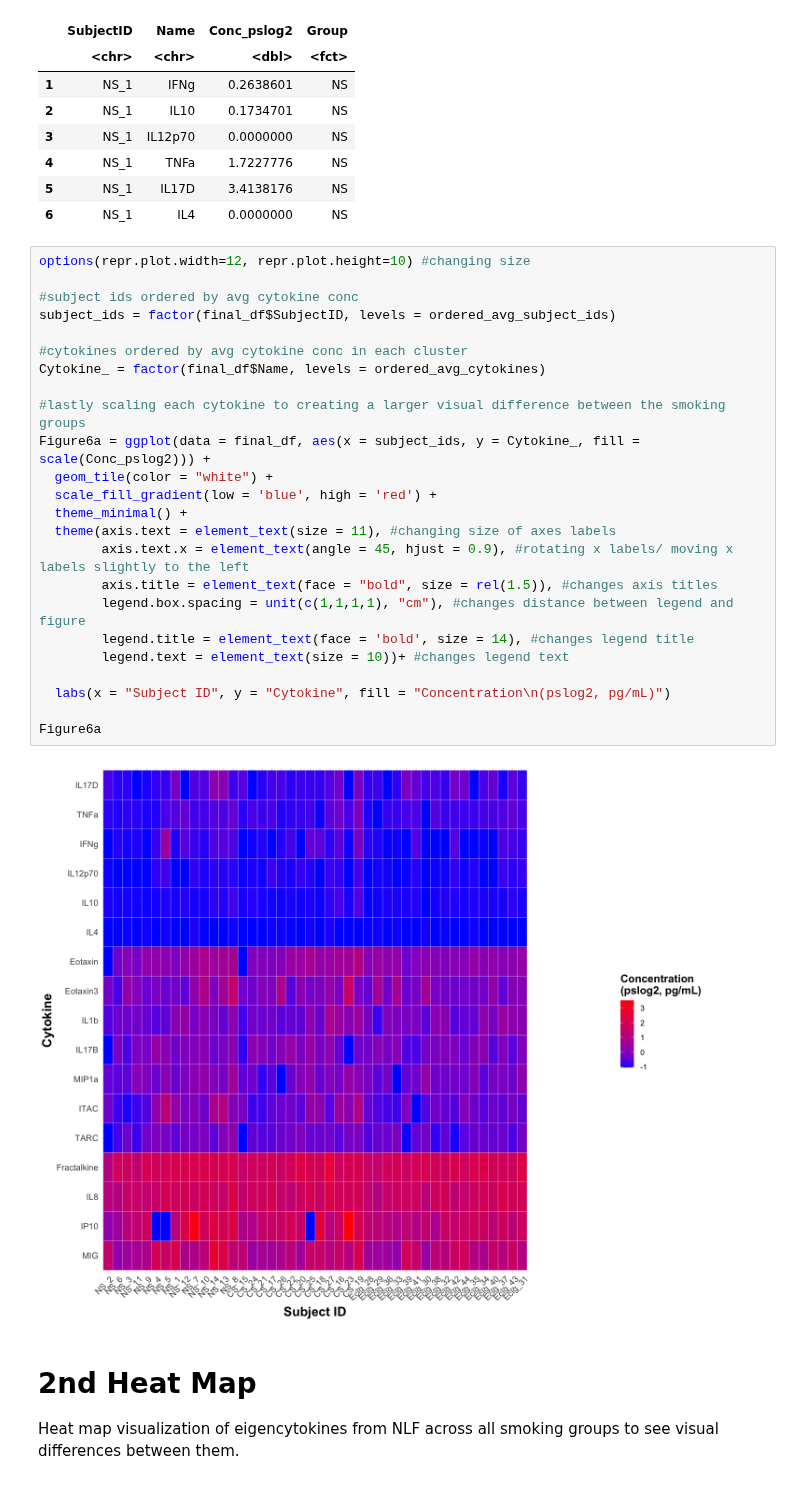
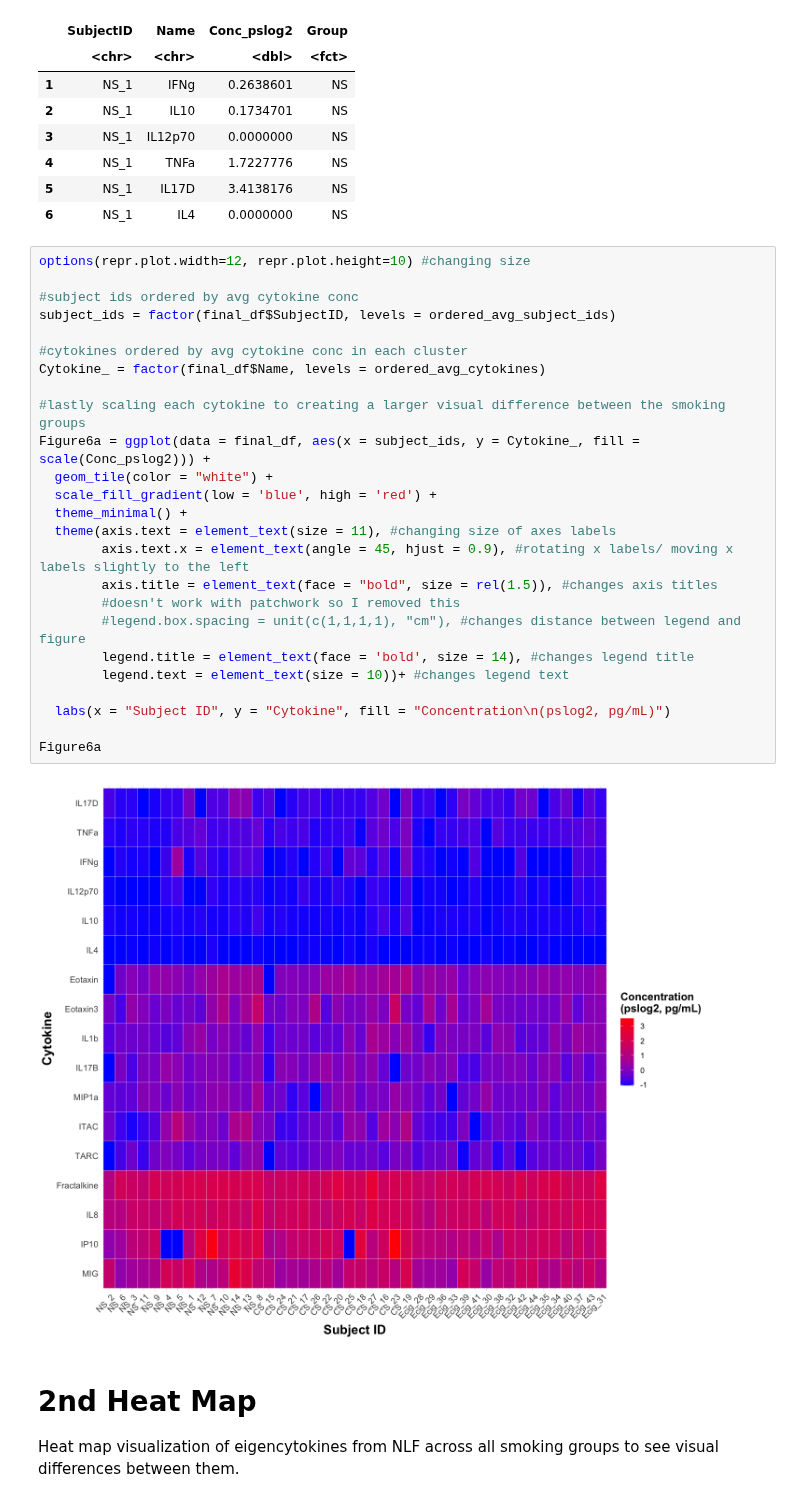
Before and after one commit to Ragerlab/Script_for_Cytokine-Signature-Clusters-as-a-Tool-to-Compare-Changes-associated-with-Tobacco-Product-, a Jupyter notebook: 1.4. Clustering Analyses/Eigencytokine Visualization (Figure 6).ipynb, the cells around one changed output. Cells and saved outputs as stored; diff of their text form.

```diff
--- a/1.4. Clustering Analyses/Eigencytokine Visualization (Figure 6).ipynb
+++ b/1.4. Clustering Analyses/Eigencytokine Visualization (Figure 6).ipynb
@@ -194,29 +194,30 @@ A data.frame: 6 × 4
 # %%
 options(repr.plot.width=12, repr.plot.height=10) #changing size
 
 #subject ids ordered by avg cytokine conc
 subject_ids = factor(final_df$SubjectID, levels = ordered_avg_subject_ids)
 
 #cytokines ordered by avg cytokine conc in each cluster
 Cytokine_ = factor(final_df$Name, levels = ordered_avg_cytokines)
 
 #lastly scaling each cytokine to creating a larger visual difference between the smoking groups
 Figure6a = ggplot(data = final_df, aes(x = subject_ids, y = Cytokine_, fill = scale(Conc_pslog2))) +
   geom_tile(color = "white") +
   scale_fill_gradient(low = 'blue', high = 'red') +
   theme_minimal() +
   theme(axis.text = element_text(size = 11), #changing size of axes labels
         axis.text.x = element_text(angle = 45, hjust = 0.9), #rotating x labels/ moving x labels slightly to the left
         axis.title = element_text(face = "bold", size = rel(1.5)), #changes axis titles
-        legend.box.spacing = unit(c(1,1,1,1), "cm"), #changes distance between legend and figure
+        #doesn't work with patchwork so I removed this
+        #legend.box.spacing = unit(c(1,1,1,1), "cm"), #changes distance between legend and figure
         legend.title = element_text(face = 'bold', size = 14), #changes legend title
         legend.text = element_text(size = 10))+ #changes legend text
 
   labs(x = "Subject ID", y = "Cytokine", fill = "Concentration\n(pslog2, pg/mL)")
 
 Figure6a
 # %% [output]
-[figure, old version]
+[figure, new version]
 # %% [markdown]
 # 2nd Heat Map
 
```
Also changed, not shown: parts of 5 cells of this notebook.
